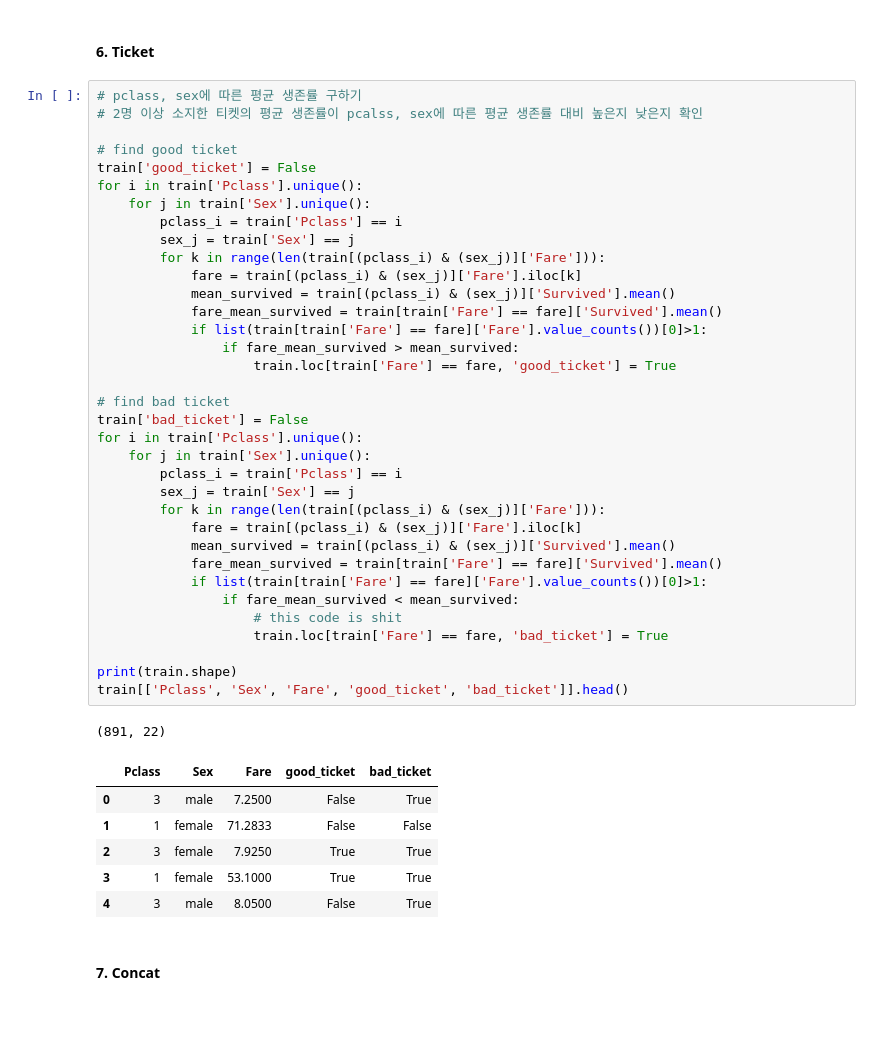
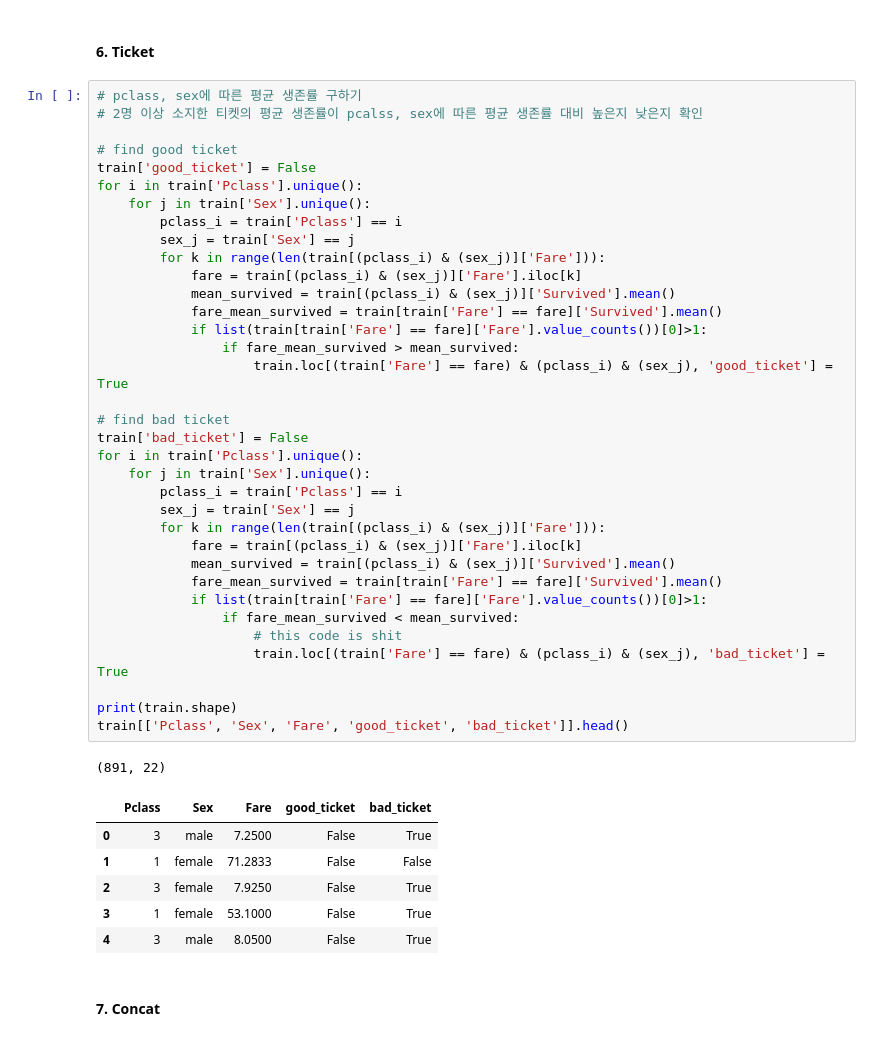
Before and after one commit to ygej/study, a Jupyter notebook: love_python/python_booklearning_20210417_titanic_practice.ipynb, the cells around one changed output. Cells and saved outputs as stored; diff of their text form.

```diff
--- a/love_python/python_booklearning_20210417_titanic_practice.ipynb
+++ b/love_python/python_booklearning_20210417_titanic_practice.ipynb
@@ -804,37 +804,37 @@ for i in train['Pclass'].unique():
         pclass_i = train['Pclass'] == i
         sex_j = train['Sex'] == j
         for k in range(len(train[(pclass_i) & (sex_j)]['Fare'])):
             fare = train[(pclass_i) & (sex_j)]['Fare'].iloc[k]
             mean_survived = train[(pclass_i) & (sex_j)]['Survived'].mean()
             fare_mean_survived = train[train['Fare'] == fare]['Survived'].mean()
             if list(train[train['Fare'] == fare]['Fare'].value_counts())[0]>1:
                 if fare_mean_survived > mean_survived:
-                    train.loc[train['Fare'] == fare, 'good_ticket'] = True
+                    train.loc[(train['Fare'] == fare) & (pclass_i) & (sex_j), 'good_ticket'] = True
 
 # find bad ticket
 train['bad_ticket'] = False
 for i in train['Pclass'].unique():
     for j in train['Sex'].unique():
         pclass_i = train['Pclass'] == i
         sex_j = train['Sex'] == j
         for k in range(len(train[(pclass_i) & (sex_j)]['Fare'])):
             fare = train[(pclass_i) & (sex_j)]['Fare'].iloc[k]
             mean_survived = train[(pclass_i) & (sex_j)]['Survived'].mean()
             fare_mean_survived = train[train['Fare'] == fare]['Survived'].mean()
             if list(train[train['Fare'] == fare]['Fare'].value_counts())[0]>1:
                 if fare_mean_survived < mean_survived:
                     # this code is shit
-                    train.loc[train['Fare'] == fare, 'bad_ticket'] = True
+                    train.loc[(train['Fare'] == fare) & (pclass_i) & (sex_j), 'bad_ticket'] = True
 
 print(train.shape)
 train[['Pclass', 'Sex', 'Fare', 'good_ticket', 'bad_ticket']].head()
 # %% [output]
 (891, 22)
 |  | Pclass | Sex | Fare | good_ticket | bad_ticket |
 | 0 | 3 | male | 7.2500 | False | True |
 | 1 | 1 | female | 71.2833 | False | False |
-| 2 | 3 | female | 7.9250 | True | True |
-| 3 | 1 | female | 53.1000 | True | True |
+| 2 | 3 | female | 7.9250 | False | True |
+| 3 | 1 | female | 53.1000 | False | True |
 | 4 | 3 | male | 8.0500 | False | True |
 # %% [markdown]
 #### 7. Concat
```
Also changed, not shown: parts of 13 cells of this notebook.
